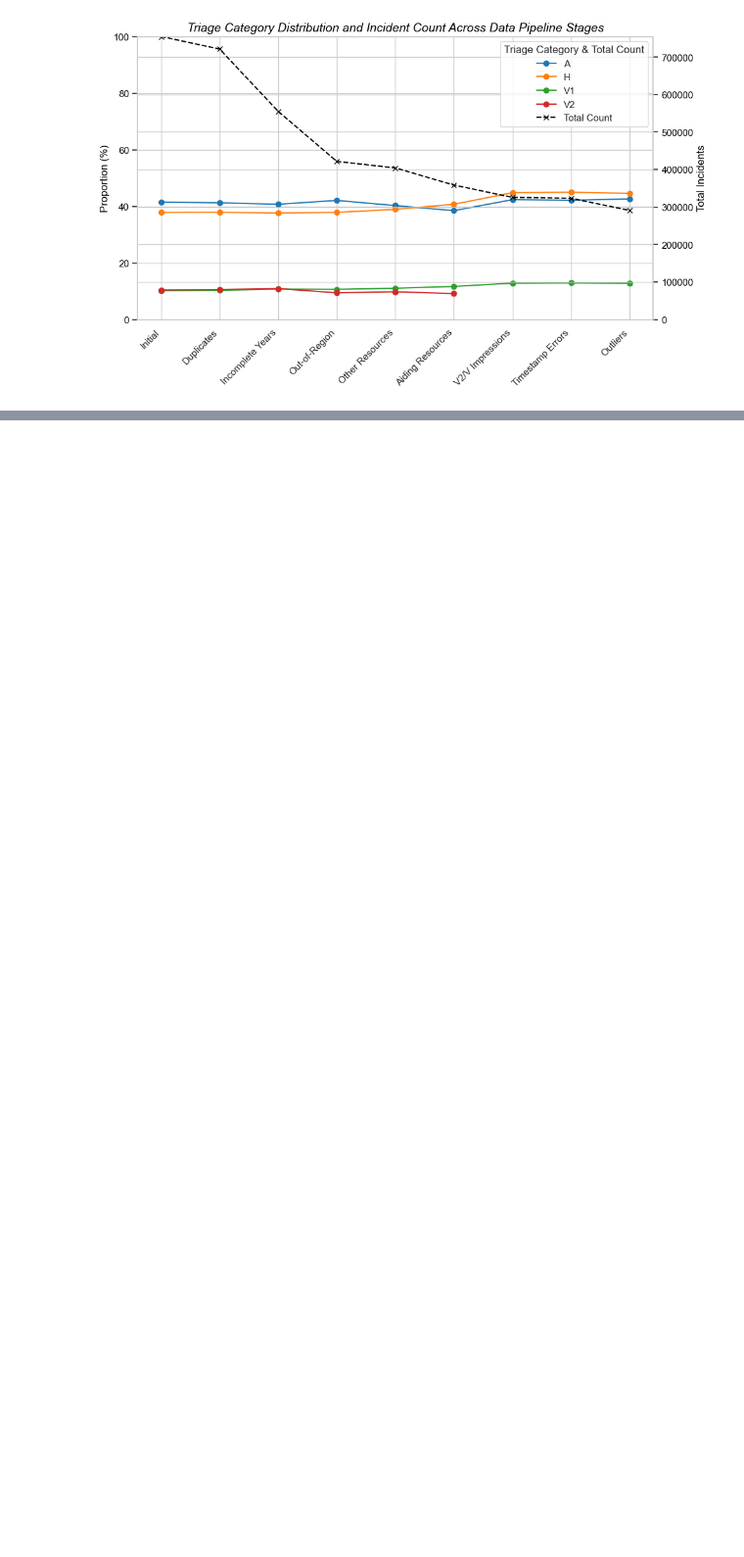
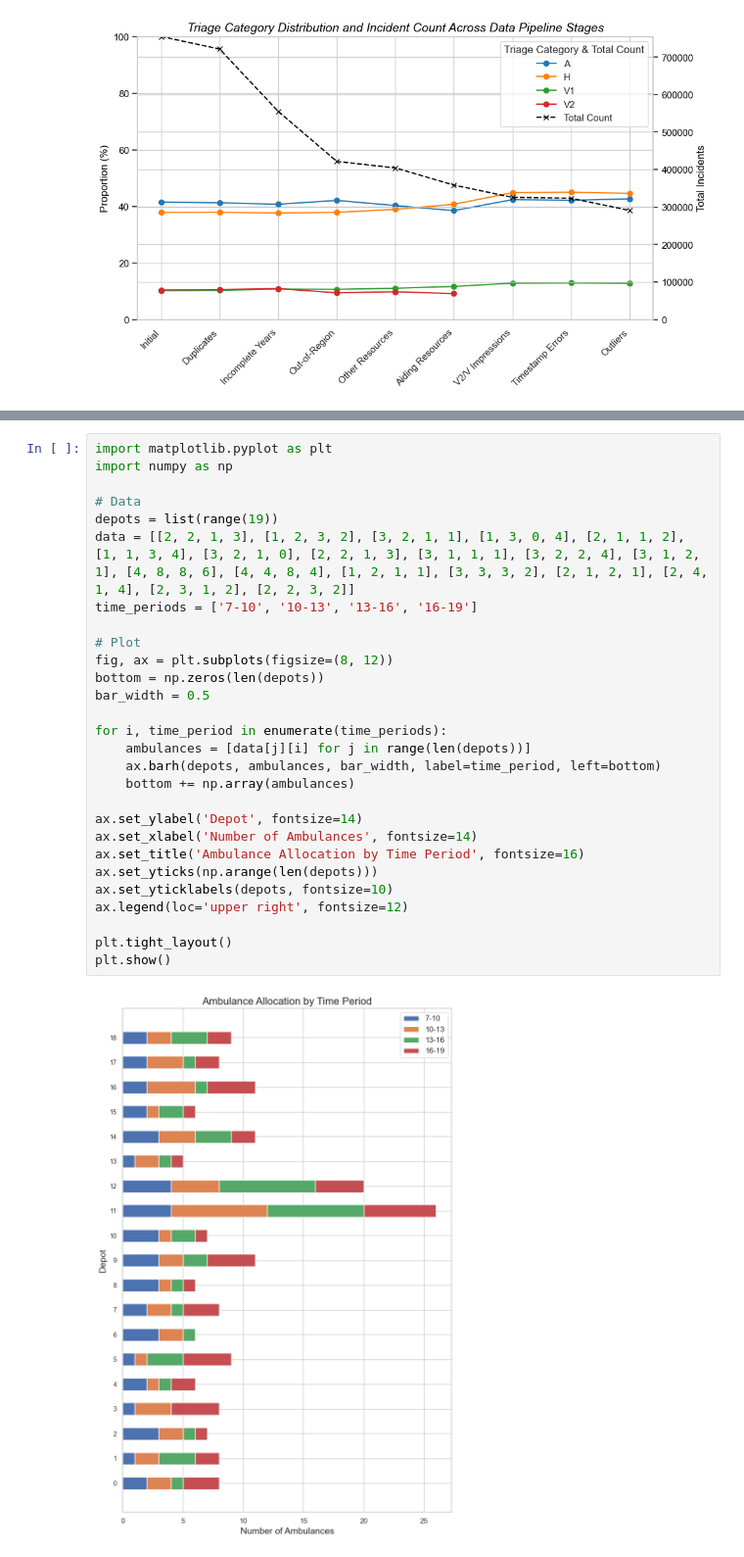
Before and after one commit to Emergency-Optimizers/Data-Processing, a Jupyter notebook: source/analysis/sandbox_torjus_v2.ipynb, the cells around one changed output, grey strips where cells are left out. Shown at 98% size. Cells and saved outputs as stored; diff of their text form; blank space fills up the shorter version.

```diff
--- a/source/analysis/sandbox_torjus_v2.ipynb
+++ b/source/analysis/sandbox_torjus_v2.ipynb
@@ -711,0 +741,30 @@ Mean: -3.25%
+# %%
+import matplotlib.pyplot as plt
+import numpy as np
+
+# Data
+depots = list(range(19))
+data = [[2, 2, 1, 3], [1, 2, 3, 2], [3, 2, 1, 1], [1, 3, 0, 4], [2, 1, 1, 2], [1, 1, 3, 4], [3, 2, 1, 0], [2, 2, 1, 3], [3, 1, 1, 1], [3, 2, 2, 4], [3, 1, 2, 1], [4, 8, 8, 6], [4, 4, 8, 4], [1, 2, 1, 1], [3, 3, 3, 2], [2, 1, 2, 1], [2, 4, 1, 4], [2, 3, 1, 2], [2, 2, 3, 2]]
+time_periods = ['7-10', '10-13', '13-16', '16-19']
+
+# Plot
+fig, ax = plt.subplots(figsize=(8, 12))
+bottom = np.zeros(len(depots))
+bar_width = 0.5
+
+for i, time_period in enumerate(time_periods):
+    ambulances = [data[j][i] for j in range(len(depots))]
+    ax.barh(depots, ambulances, bar_width, label=time_period, left=bottom)
+    bottom += np.array(ambulances)
+
+ax.set_ylabel('Depot', fontsize=14)
+ax.set_xlabel('Number of Ambulances', fontsize=14)
+ax.set_title('Ambulance Allocation by Time Period', fontsize=16)
+ax.set_yticks(np.arange(len(depots)))
+ax.set_yticklabels(depots, fontsize=10)
+ax.legend(loc='upper right', fontsize=12)
+
+plt.tight_layout()
+plt.show()
+# %% [output]
+[figure, added]
```
Also changed, not shown: parts of 11 cells of this notebook.
